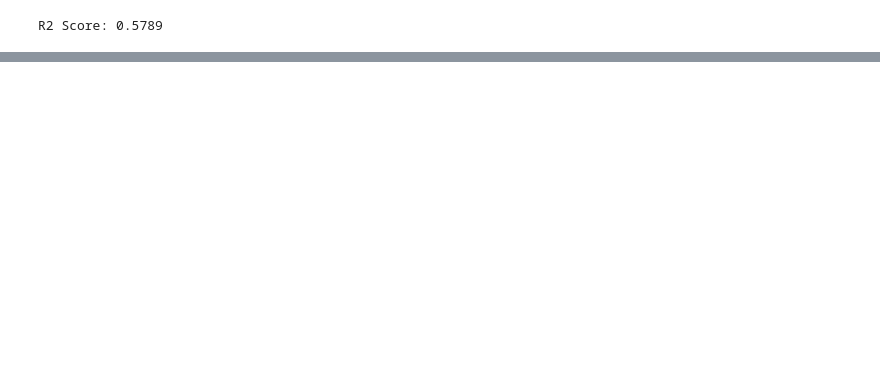
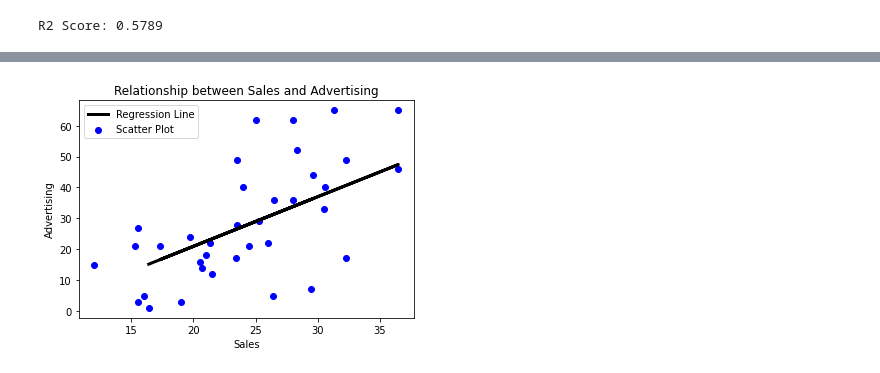
Before and after one commit to DiwakarBasnet/Machine-Learning, a Jupyter notebook: Simple_Linear_Regression.ipynb, the cells around one changed output, grey strips where cells are left out. Saved outputs shown, nothing was run; the diff lists cells and outputs as text; code cells hidden in the pictures; blank space fills up the shorter version.

```diff
--- a/Simple_Linear_Regression.ipynb
+++ b/Simple_Linear_Regression.ipynb
@@ -56,7 +56,7 @@ http://www.econometrics.com/intro/sales.htm
 The dataset contains sales and advertising expenditures for a dietary weight control product. It contains monthly data for 36 months. The variables in the dataset are Sales and Advertising.
 # %%
 # Getting the dataset
-url = 'https://raw.githubusercontent.com/DiwakarBasnet/Machine-Learning/main/chapter-02-supervised-learning/dataset/SALES.csv?token=GHSAT0AAAAAABYAO27LJWJVOVVLSJBAOMQ4YZJ2JOQ'
+url = 'https://raw.githubusercontent.com/DiwakarBasnet/Machine-Learning/main/chapter-02-supervised-learning/dataset/SALES.csv?token=GHSAT0AAAAAABYAO27KAFH6X663YBO2EP32YZK4Y7Q'
 df = pd.read_csv(url, header=None)
 # %%
 # view dimension of df
@@ -226,0 +234,11 @@ R2 Score: 0.5789
+# %%
+# Plot the Regression Line
+plt.scatter(X, y, color='blue', label='Scatter Plot')
+plt.plot(X_test, y_pred, color='black', linewidth=3, label='Regression Line')
+plt.title('Relationship between Sales and Advertising')
+plt.xlabel("Sales")
+plt.ylabel("Advertising")
+plt.legend(loc=0)
+plt.show()
+# %% [output]
+[figure, added]
```
Also changed, not shown: parts of 4 cells of this notebook.
